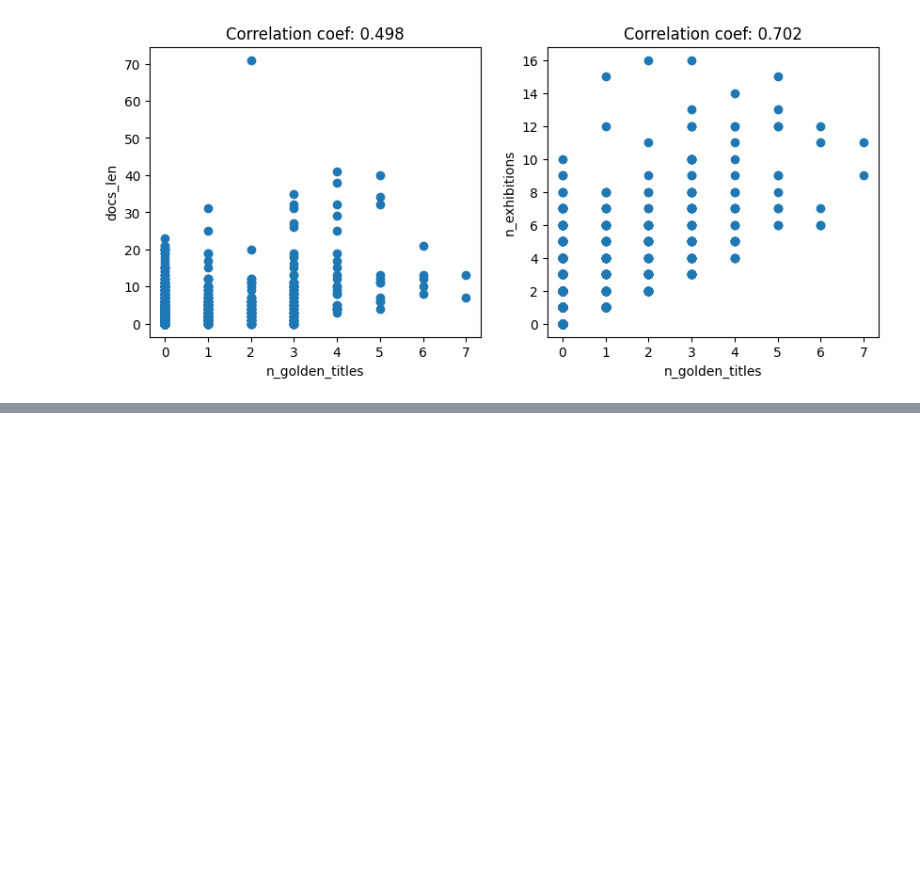
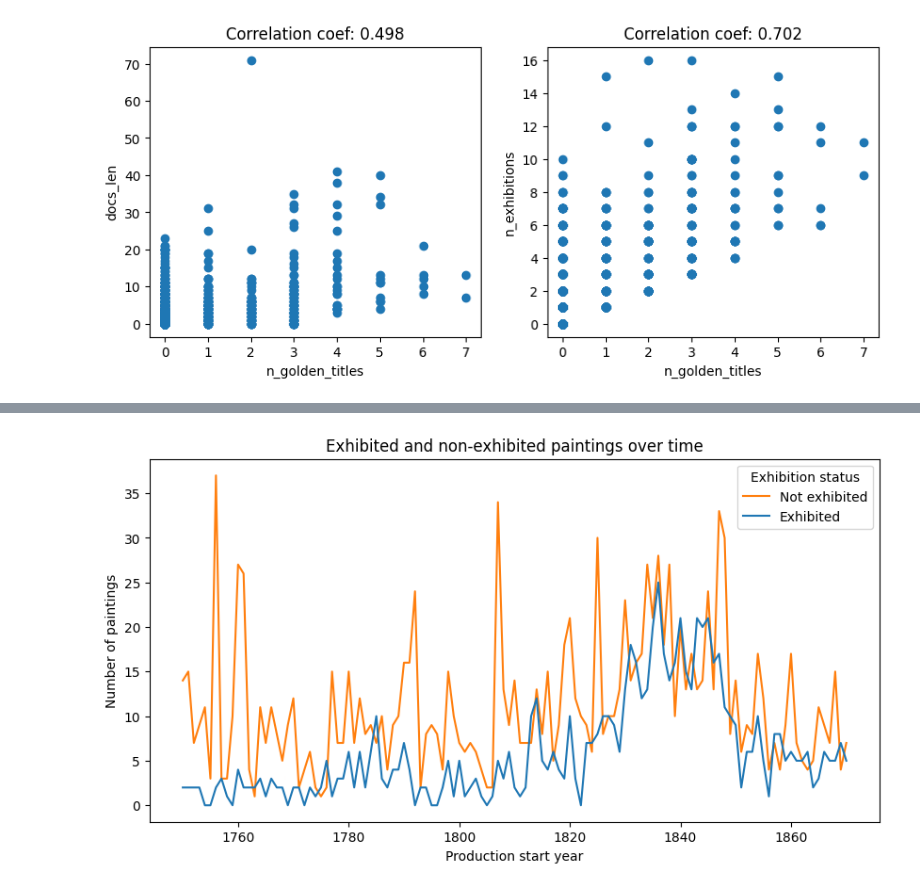
Before and after one commit to centre-for-humanities-computing/canon-paintings-smk, a Jupyter notebook: nbs/define_canon.ipynb, the cells around one changed output, grey strips where cells are left out. Saved outputs shown, nothing was run; the diff lists cells and outputs as text; code cells hidden in the pictures; blank space fills up the shorter version.

```diff
--- a/nbs/define_canon.ipynb
+++ b/nbs/define_canon.ipynb
@@ -343,0 +377,12 @@ plot_correlation('n_golden_titles', columns)
+# %%
+grouping = df.groupby(['start_year', 'exb_canon']).size().unstack().fillna(0)
+plt.figure(figsize=(10, 5))
+plt.plot(grouping.index, grouping[0], label='Not exhibited', color='#ff7f0e') # specify colors to match first plot
+plt.plot(grouping.index, grouping[1], label='Exhibited', color='#1f77b4')
+plt.title('Exhibited and non-exhibited paintings over time')
+plt.xlabel('Production start year')
+plt.ylabel('Number of paintings')
+plt.legend(title='Exhibition status', loc='upper right')
+plt.show()
+# %% [output]
+[figure, added]
```
Also changed, not shown: parts of 9 cells of this notebook, 6 other files.
